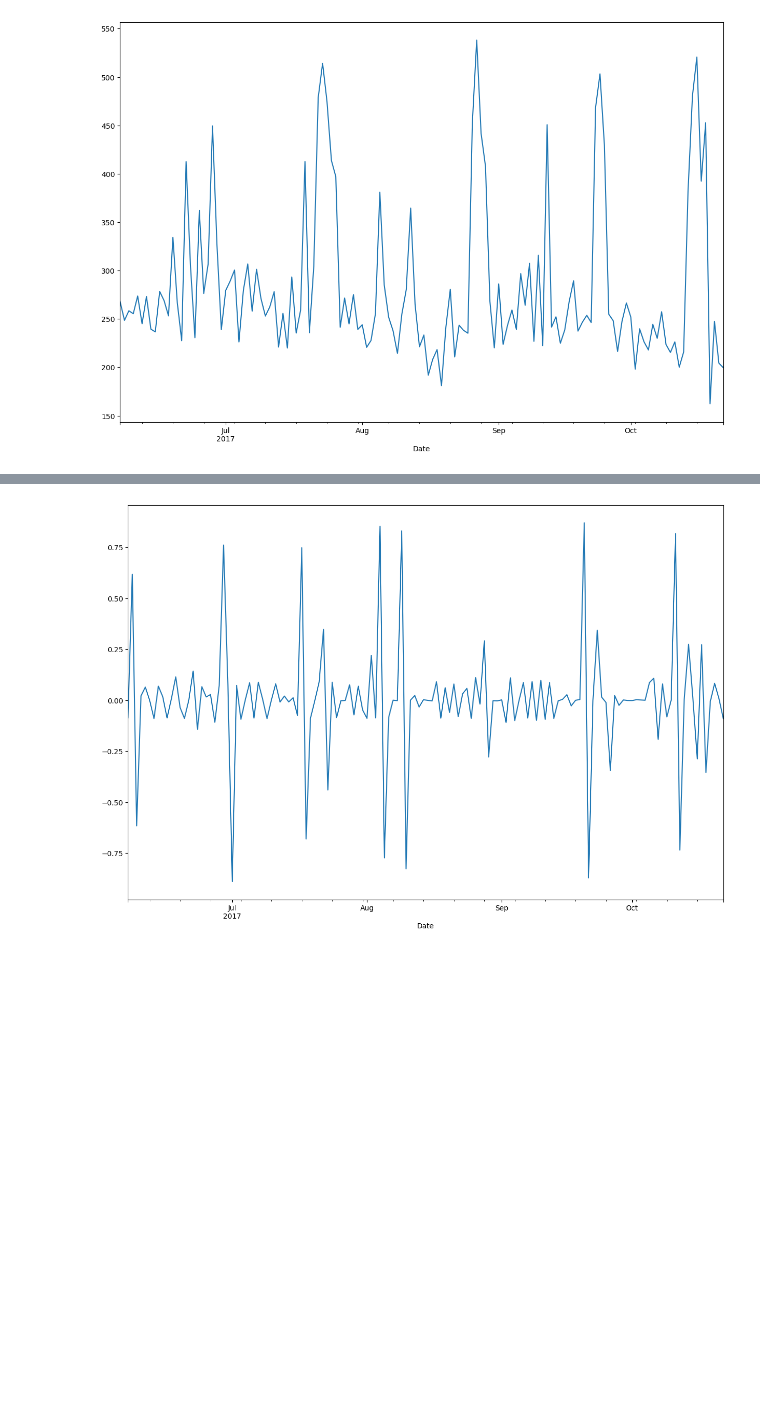
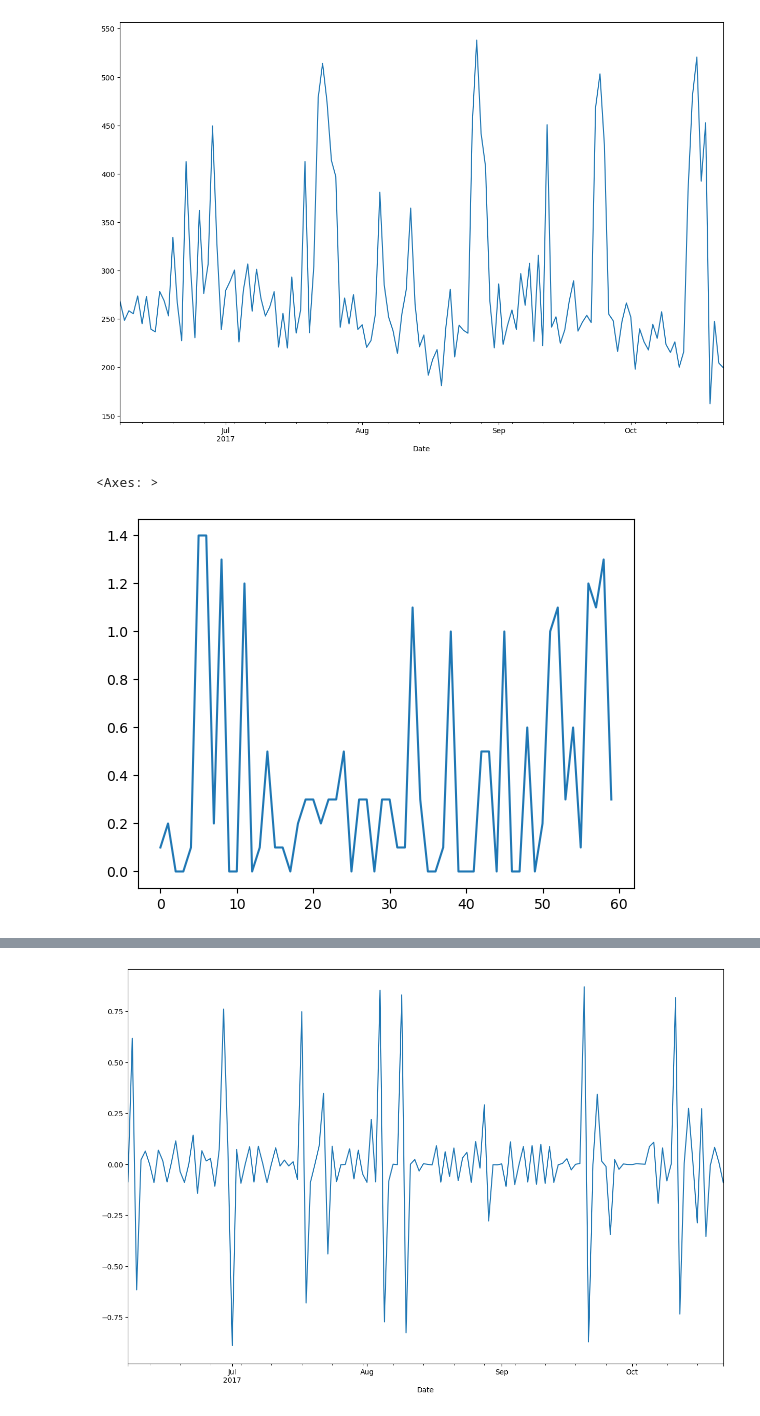
Before and after one commit to TuringBox-OmegaHack/IA-dev, a Jupyter notebook: notebooks/1. Exploracion.ipynb, the cells around one changed output, grey strips where cells are left out. Cells and saved outputs as stored; diff of their text form; code cells hidden in the pictures; blank space fills up the shorter version.

```diff
--- a/notebooks/1. Exploracion.ipynb
+++ b/notebooks/1. Exploracion.ipynb
@@ -197,3 +197,8 @@ df_desagregado.groupby("Date")["Medidor [W]"].mean().plot()
 plt.show()
 # %% [output]
 [figure]
+# %%
+df_desagregado["Oven"][:60].plot()
+# %% [output]
+<Axes: >
+[figure, added]
```
Also changed, not shown: parts of 2 cells of this notebook, 2 other files.
